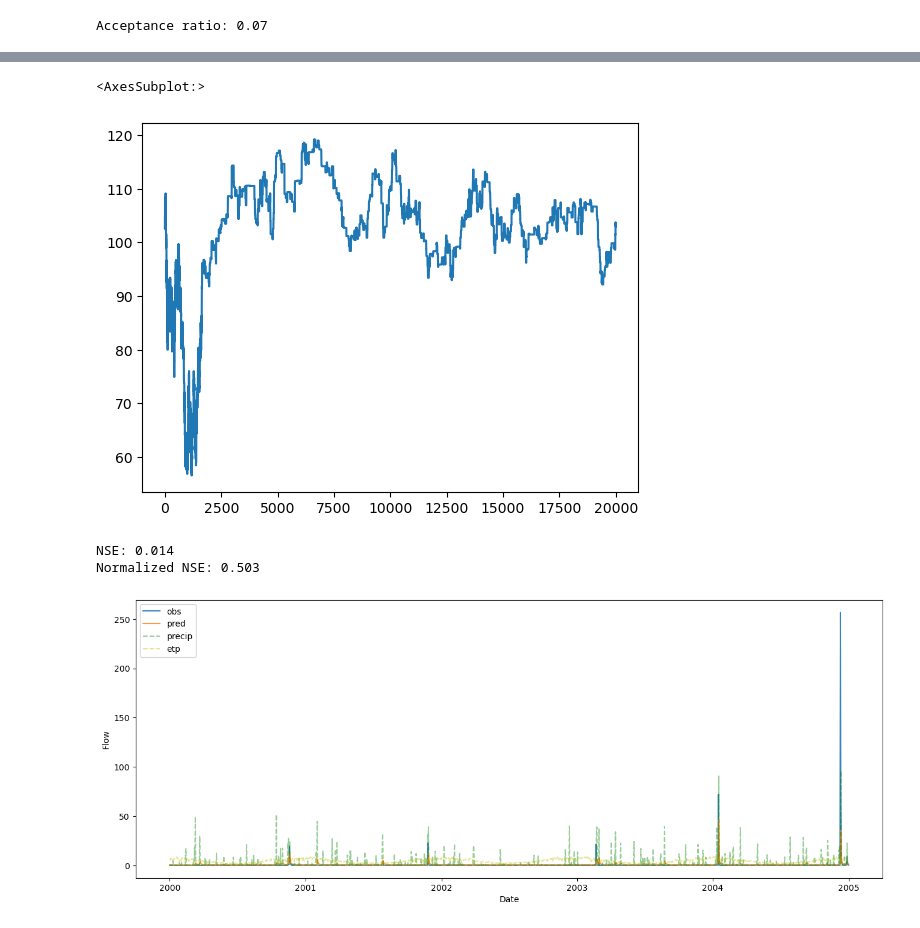
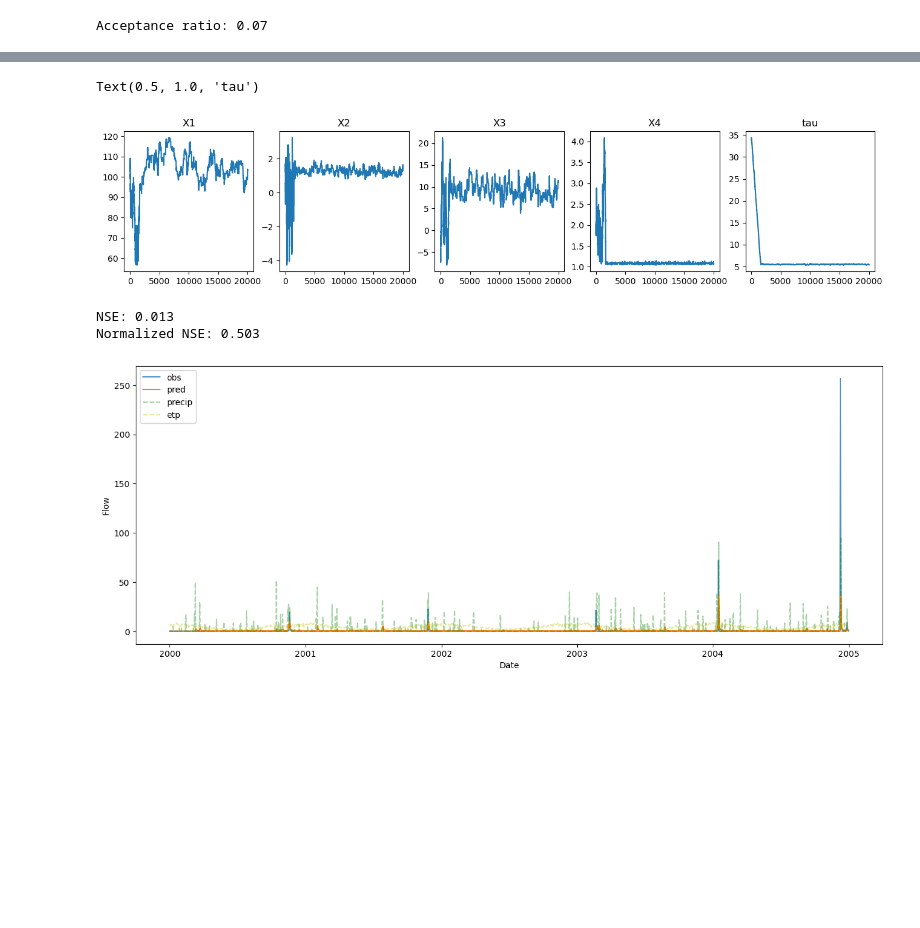
Before and after one commit to arpit-kapoor/hybrid-gr4j, a Jupyter notebook: notebooks/mcmc_rw_gr4j.ipynb, the cells around one changed output, grey strips where cells are left out. Cells and saved outputs as stored; diff of their text form; code cells hidden in the pictures; blank space fills up the shorter version.

```diff
--- a/notebooks/mcmc_rw_gr4j.ipynb
+++ b/notebooks/mcmc_rw_gr4j.ipynb
@@ -241,6 +203,13 @@ array([[104.65610344,   1.23425151,  -4.16008037,   2.08133775,
-# %%
-import seaborn as sns
-sns.lineplot(samples[:, 0])
-# %% [output]
-<AxesSubplot:>
-[figure, removed]
+# %%
+from cProfile import label
+import seaborn as sns
+
+fig, axs = plt.subplots(1, 5, figsize=(16, 3))
+sns.lineplot(samples[:, 0], ax=axs[0]).set_title('X1')
+sns.lineplot(samples[:, 1], ax=axs[1]).set_title('X2')
+sns.lineplot(samples[:, 2], ax=axs[2]).set_title('X3')
+sns.lineplot(samples[:, 3], ax=axs[3]).set_title('X4')
+sns.lineplot(samples[:, 4], ax=axs[4]).set_title('tau')
+# %% [output]
+Text(0.5, 1.0, 'tau')
+[figure, added]
@@ -252,10 +243,10 @@ flow_holdout = holdout_data.loc[:, 'Value'].values
 date_holdout = holdout_data.loc[:, 'Date'].values
 
 
-rw_gr4j.gr4j.update_params(*samples[-1, :-1])
+rw_gr4j.gr4j.update_params(*samples.mean(0)[:-1])
 
 evaluate(rw_gr4j.gr4j, date_holdout,  et_holdout, prcp_holdout, flow_holdout)
 # %% [output]
-NSE: 0.014
+NSE: 0.013
 Normalized NSE: 0.503
 [figure]
```
Also changed, not shown: parts of 4 cells of this notebook.
